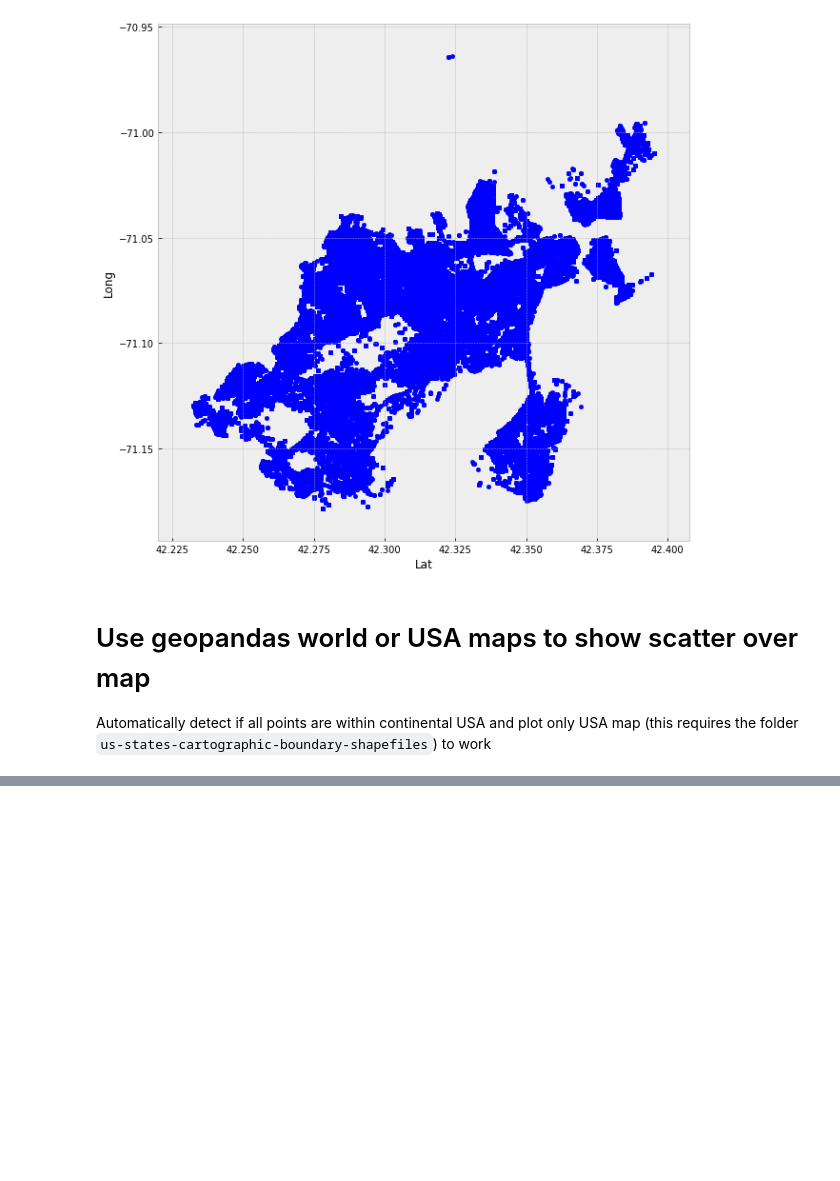
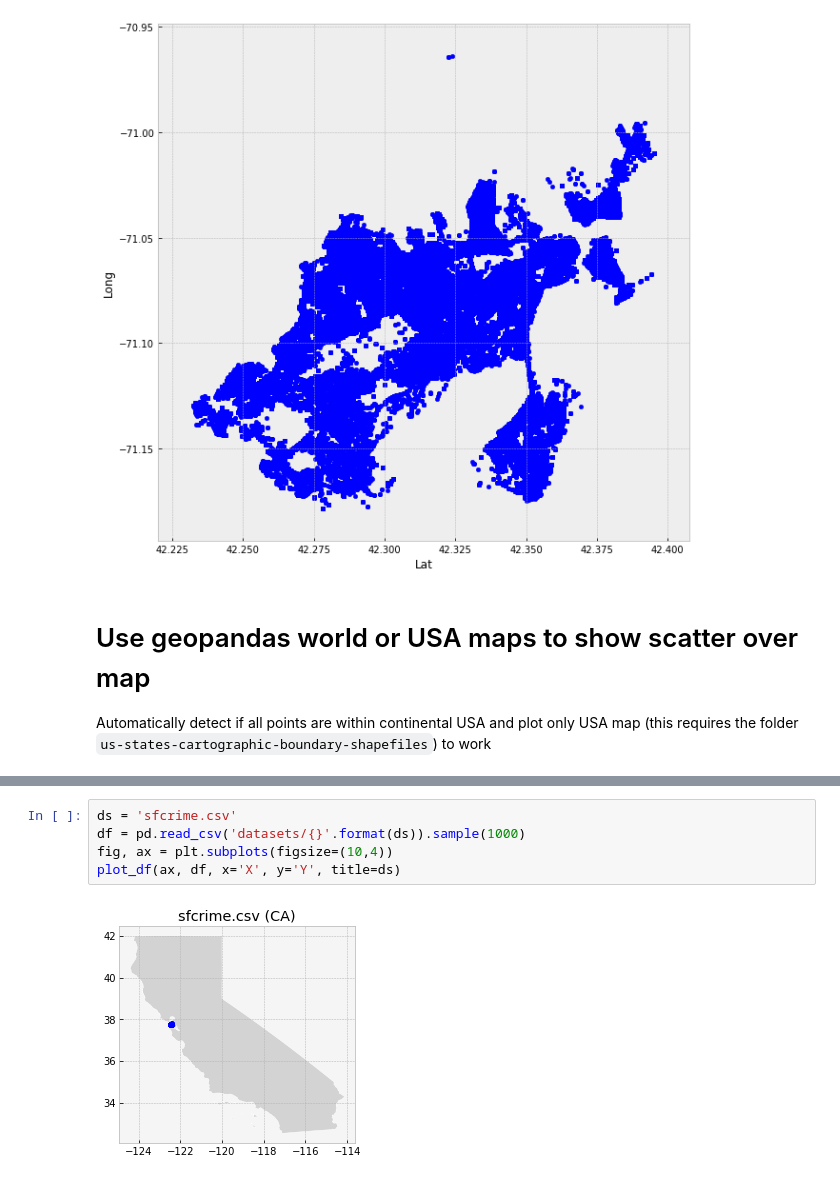
Before and after one commit to darenr/simple-geo-plotting, a Jupyter notebook: demo.ipynb, the cells around one changed output, grey strips where cells are left out. Saved outputs shown, nothing was run; the diff lists cells and outputs as text; blank space fills up the shorter version.

```diff
--- a/demo.ipynb
+++ b/demo.ipynb
@@ -64,0 +87,7 @@ plot_df(ax, df, title='Boston Crime')
+# %%
+ds = 'sfcrime.csv'
+df = pd.read_csv('datasets/{}'.format(ds)).sample(1000)
+fig, ax = plt.subplots(figsize=(10,4))
+plot_df(ax, df, x='X', y='Y', title=ds)
+# %% [output]
+[figure, added]
```
Also changed, not shown: parts of 4 cells of this notebook, 39 other files.
